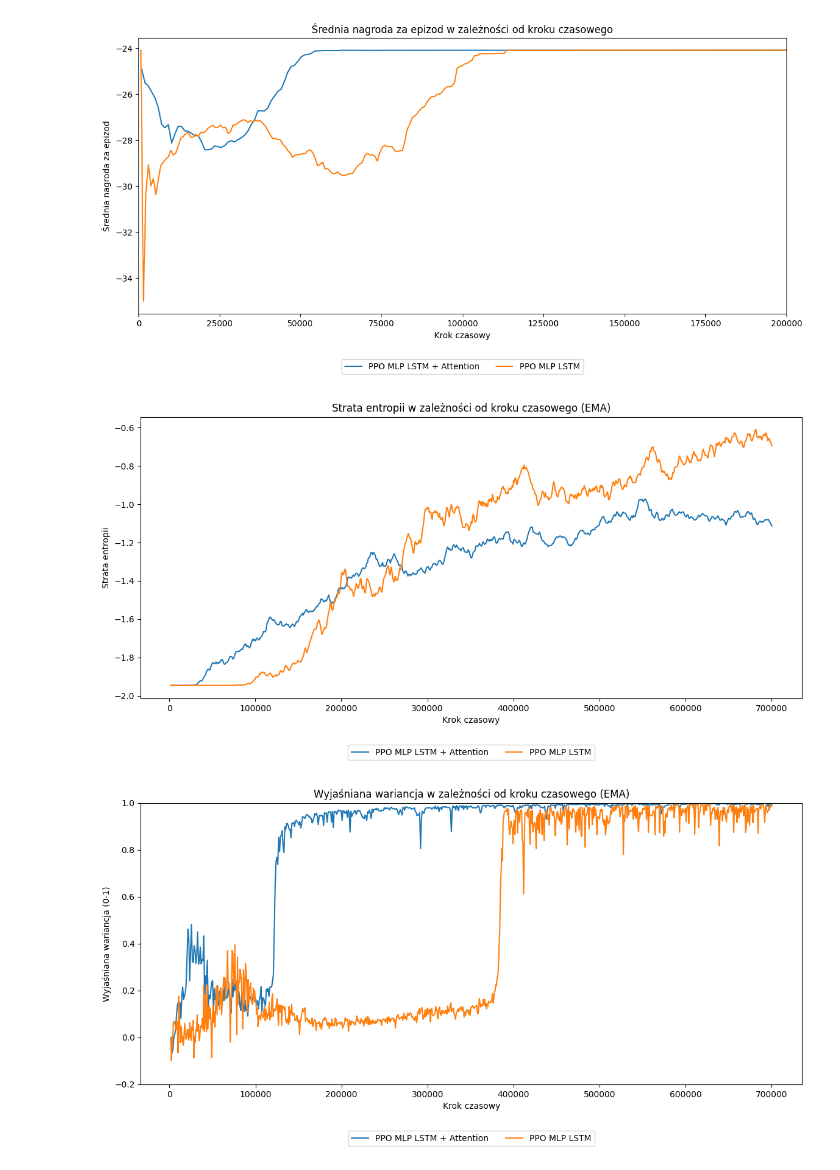
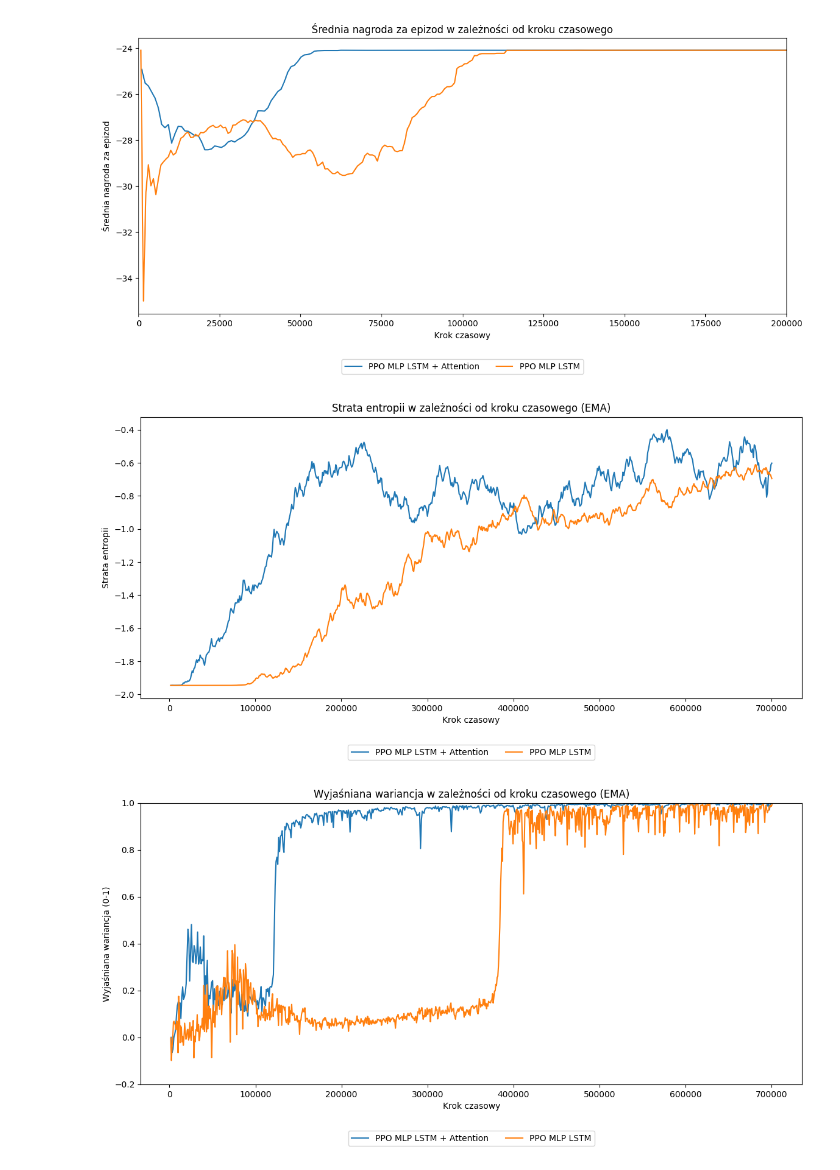
Before and after one commit to justyna3773/trainloop-driver, a Jupyter notebook: training_analysis_attention.ipynb, the cells around one changed output. Cells and saved outputs as stored; diff of their text form; code cells hidden in the pictures.

```diff
--- a/training_analysis_attention.ipynb
+++ b/training_analysis_attention.ipynb
@@ -42,7 +42,7 @@ TAG = "rollout/ep_rew_mean" \
 #"explained_variance"
 
 models = {
-    'PPO MLP LSTM + Attention':   parse_tensorboard(path='./output_malota/RecurrentPPO_171', scalars=[TAG]),
+    'PPO MLP LSTM + Attention':   parse_tensorboard(path='./output_malota/att_new_settings/RecurrentPPO_38', scalars=[TAG]),
     'PPO MLP LSTM': parse_tensorboard(path='./output_malota/RecurrentPPO_22', scalars=[TAG]),
 
     # add more pairs here
@@ -216,7 +216,7 @@ plt.show()
 TAG = "train/entropy_loss"
 
 models = {
-    'PPO MLP LSTM + Attention':   parse_tensorboard(path='./output_malota/RecurrentPPO_171', scalars=[TAG]),
+    'PPO MLP LSTM + Attention':   parse_tensorboard(path='./output_malota/att_new_settings/RecurrentPPO_38', scalars=[TAG]),
     'PPO MLP LSTM': parse_tensorboard(path='./output_malota/RecurrentPPO_22', scalars=[TAG]),
 
     # add more pairs here
@@ -257,34 +257,34 @@ for base, names in chains.items():
     # Smoothed curve
     plt.plot(sm["global_step"], sm["smooth"], label=base)
 
 # Combine to single DataFrames
 all_joined = pd.concat(all_joined, ignore_index=True) if all_joined else pd.DataFrame()
 all_joined_smooth = pd.concat(all_joined_smooth, ignore_index=True) if all_joined_smooth else pd.DataFrame()
 
 
 
 plt.xlabel("Krok czasowy")
 plt.ylabel("Strata entropii")
 plt.title("Strata entropii w zależności od kroku czasowego (EMA)")
 plt.ylim()   # y-axis cap
 plt.legend(loc='upper center', bbox_to_anchor=(0.5, -0.15), ncol=3)
 plt.show()
 
 # plt.xlabel("Krok czasowy")
 # plt.ylabel("Wyjaśniana wariancja (0-1)")
 # plt.title("Wyjaśniana wariancja w zależności od kroku czasowego (EMA)")
 # plt.ylim(-0.5, 1.0)   # y-axis cap
 # plt.legend(loc='upper center', bbox_to_anchor=(0.5, -0.15), ncol=3)
 # plt.show()
 #all_joined       -> columns: ['global_step', 'value', 'chain']
 #all_joined_smooth-> columns: ['global_step', 'value', 'smooth', 'chain']
 
 
 
 # all_joined columns: ['global_step', 'value', 'chain']
 # If you also want original 'step' or run markers inside all_joined, you can add them above.
 # %% [output]
-[figure, old version]
+[figure, new version]
 # %%
 
 TAG = "train/explained_variance"
```
Also changed, not shown: parts of 1 cell of this notebook.
